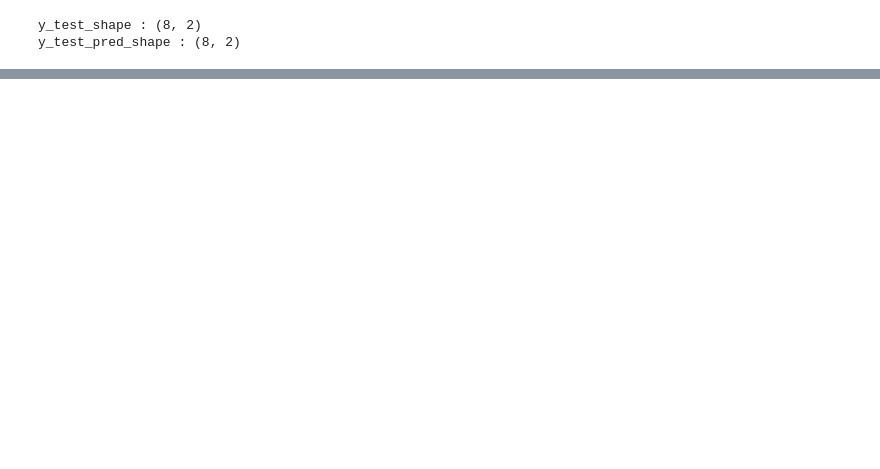
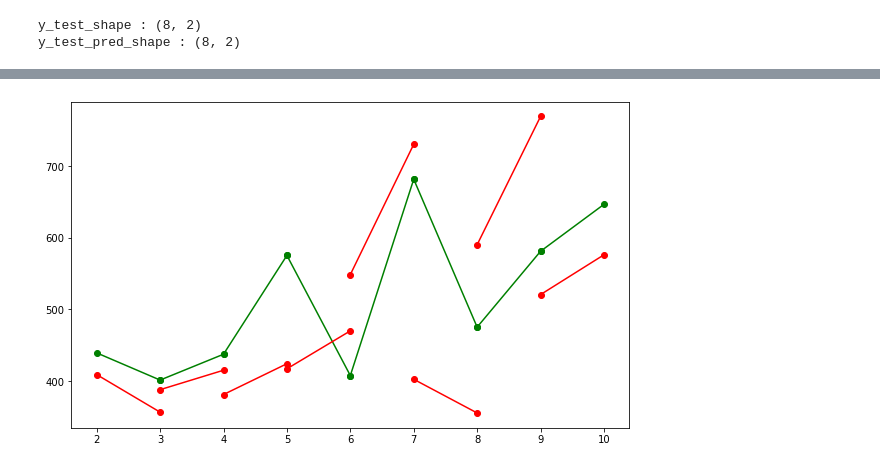
Before and after one commit to CertifaiAI/time-series-labs, a Jupyter notebook: notebook/Univariate Multi-Step LSTM.ipynb, the cells around one changed output, grey strips where cells are left out. Cells and saved outputs as stored; diff of their text form; code cells hidden in the pictures; blank space fills up the shorter version.

```diff
--- a/notebook/Univariate Multi-Step LSTM.ipynb
+++ b/notebook/Univariate Multi-Step LSTM.ipynb
@@ -539,0 +546,12 @@ Test Score: 87.59 RMSE
+# %%
+# Plot testY and predictionY data
+plt.figure(figsize=(10,6))
+
+for time in range(len(y_test_shampoo)):
+        TestY_data=[y_test_shampoo[time][0],y_test_shampoo[time][1]]
+        plt.plot([time+window_size_shampoo,time+window_size_shampoo+1],TestY_data,color="green",marker='o',label='TestY')
+
+        text_prediction_data=[y_test_pred_shampoo[time][0],y_test_pred_shampoo[time][1]]
+        plt.plot([time+window_size_shampoo,time+window_size_shampoo+1], text_prediction_data,color="red",marker='o',label='Forecast')
+# %% [output]
+[figure, added]
```
Also changed, not shown: parts of 24 cells of this notebook.
